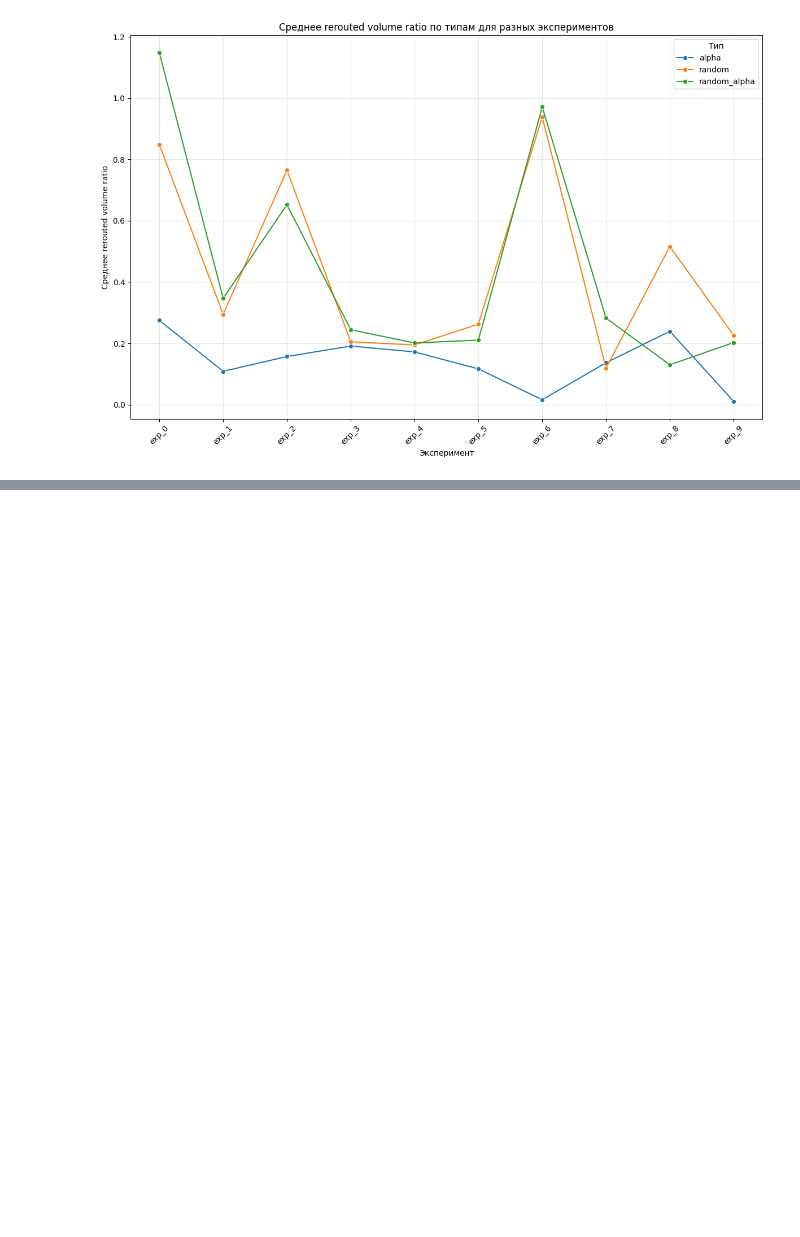
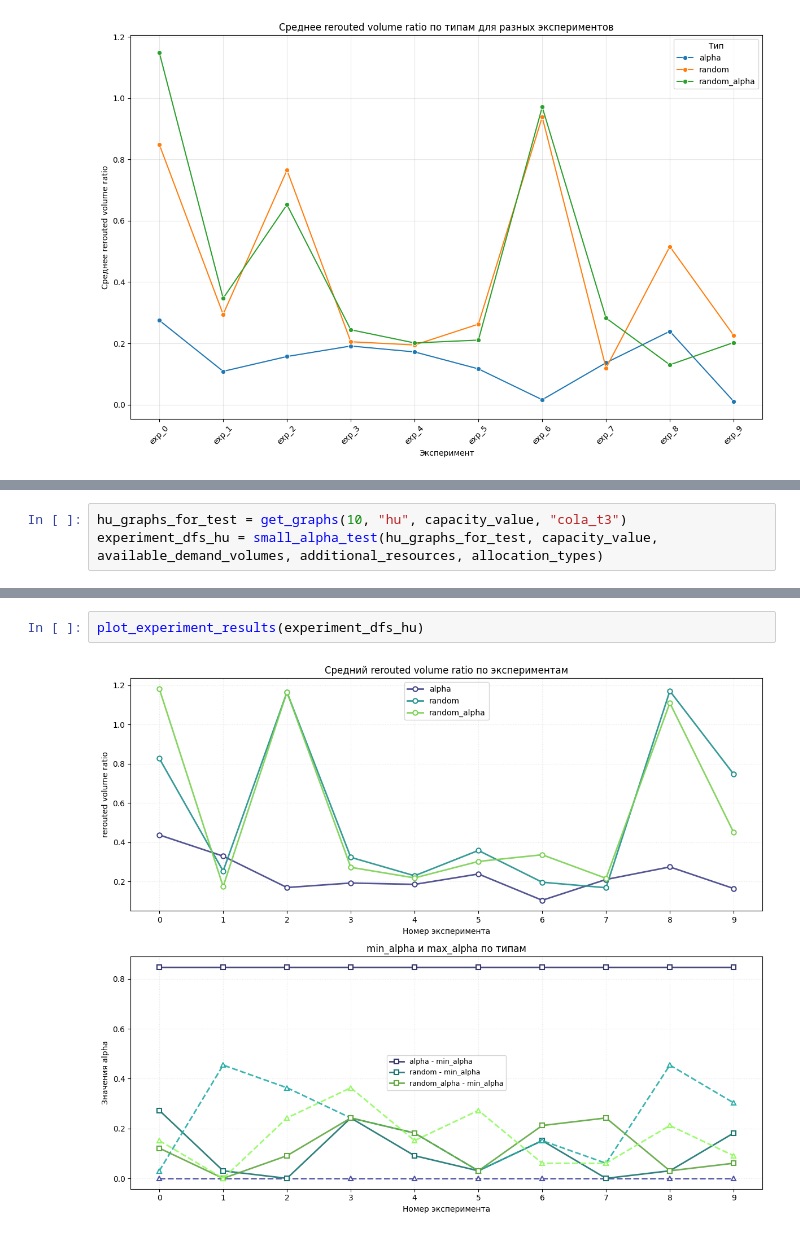
Before and after one commit to Karasiari/Graphs, a Jupyter notebook: CaseWithMean.ipynb, the cells around one changed output, grey strips where cells are left out. Drawn from its saved outputs; the diff is of its cells as text; blank space fills up the shorter version.

```diff
--- a/CaseWithMean.ipynb
+++ b/CaseWithMean.ipynb
@@ -131,0 +241,3 @@ def small_test(num_tests: int):
+# %%
+hu_graphs_for_test = get_graphs(10, "hu", capacity_value, "cola_t3")
+experiment_dfs_hu = small_alpha_test(hu_graphs_for_test, capacity_value, available_demand_volumes, additional_resources, allocation_types)
@@ -131,0 +362,4 @@ def small_test(num_tests: int):
+# %%
+plot_experiment_results(experiment_dfs_hu)
+# %% [output]
+[figure, added]
```
Also changed, not shown: parts of 10 cells of this notebook.
